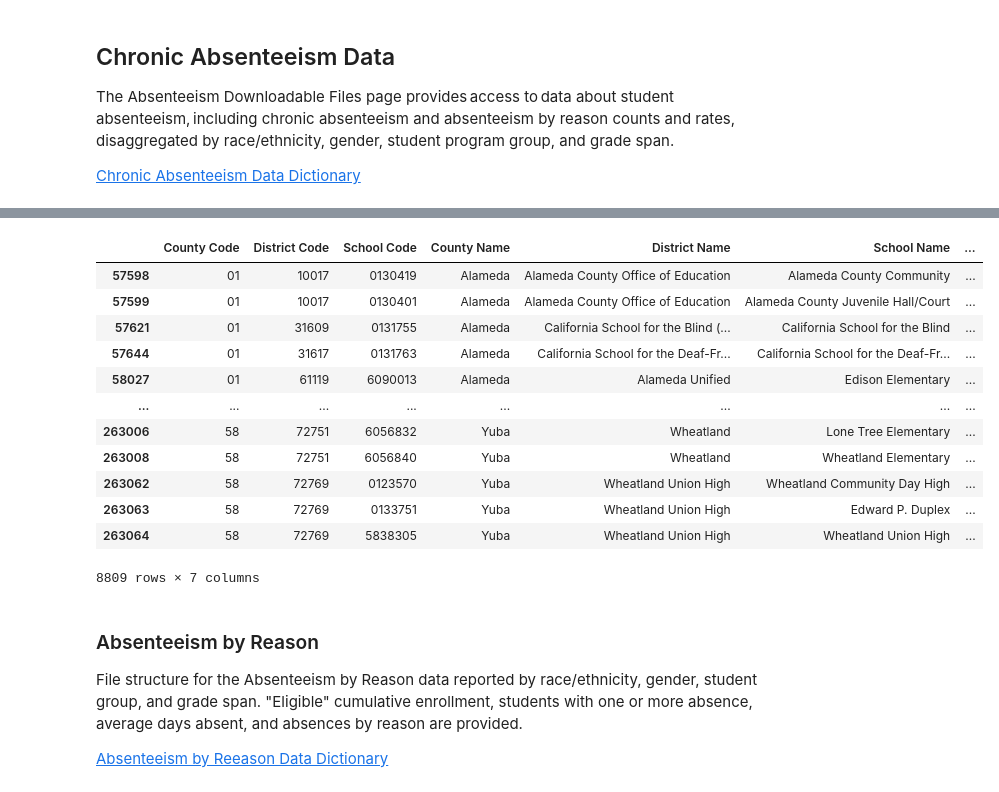
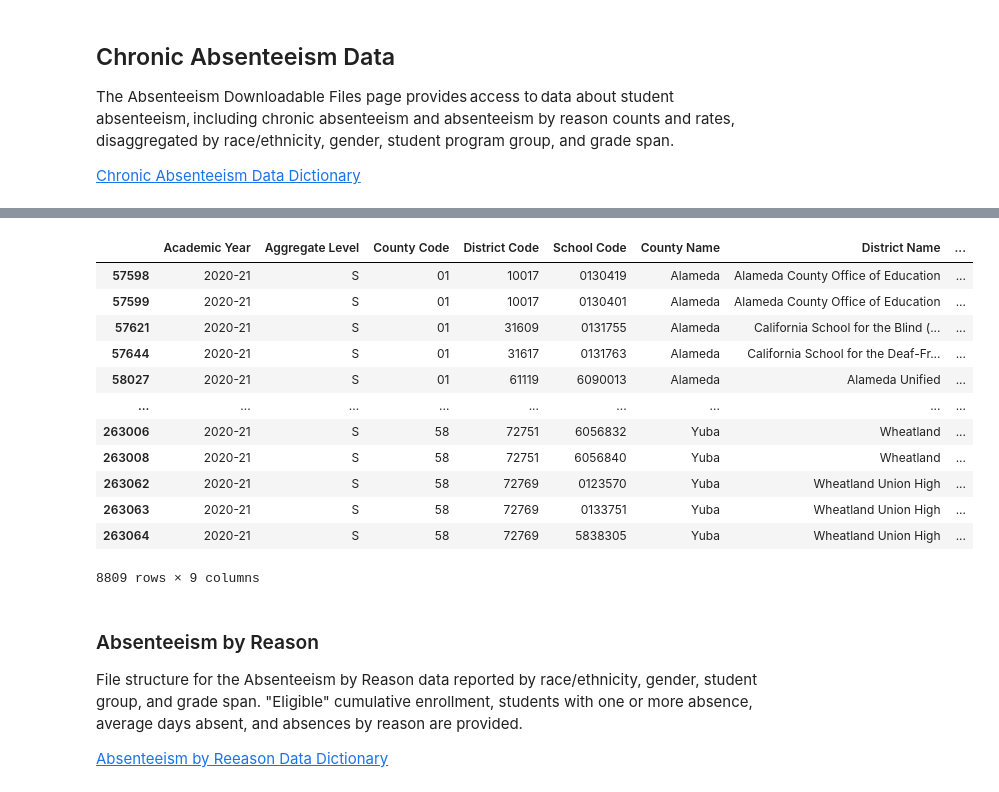
Before and after one commit to junclemente/ads599-capstone_project, a Jupyter notebook: library/01_data_preparation.ipynb, the cells around one changed output, grey strips where cells are left out. Drawn from its saved outputs; the diff is of its cells as text; code cells hidden in the pictures.

Commit message:
feat: added cells to list columns and then filtered dataframes to show selected columns

```diff
--- a/library/01_data_preparation.ipynb
+++ b/library/01_data_preparation.ipynb
@@ -133,29 +201,35 @@ df_chron_abs.to_pickle(data_folder / "raw_chronic_absent.pkl")
 # %%
 chron_abs_cols = [
+    "Academic Year",
+    "Aggregate Level",
     "County Code",
     "District Code",
     "School Code",
     "County Name",
     "District Name",
     "School Name",
+    # "Charter School",
+    # "Reporting Category",
+    # "ChronicAbsenteeismEligibleCumula",
+    # "ChronicAbsenteeismCount",
     "ChronicAbsenteeismRate",
 ]
 
 df_chron_abs[chron_abs_cols]
 # %% [output]
-|  | County Code | District Code | School Code | County Name | District Name | School Name | ... |
-| 57598 | 01 | 10017 | 0130419 | Alameda | Alameda County Office of Education | Alameda County Community | ... |
-| 57599 | 01 | 10017 | 0130401 | Alameda | Alameda County Office of Education | Alameda County Juvenile Hall/Court | ... |
-| 57621 | 01 | 31609 | 0131755 | Alameda | California School for the Blind (... | California School for the Blind | ... |
-| 57644 | 01 | 31617 | 0131763 | Alameda | California School for the Deaf-Fr... | California School for the Deaf-Fr... | ... |
-| 58027 | 01 | 61119 | 6090013 | Alameda | Alameda Unified | Edison Elementary | ... |
-| ... | ... | ... | ... | ... | ... | ... | ... |
-| 263006 | 58 | 72751 | 6056832 | Yuba | Wheatland | Lone Tree Elementary | ... |
-| 263008 | 58 | 72751 | 6056840 | Yuba | Wheatland | Wheatland Elementary | ... |
-| 263062 | 58 | 72769 | 0123570 | Yuba | Wheatland Union High | Wheatland Community Day High | ... |
-| 263063 | 58 | 72769 | 0133751 | Yuba | Wheatland Union High | Edward P. Duplex | ... |
-| 263064 | 58 | 72769 | 5838305 | Yuba | Wheatland Union High | Wheatland Union High | ... |
+|  | Academic Year | Aggregate Level | County Code | District Code | School Code | County Name | District Name | ... |
+| 57598 | 2020-21 | S | 01 | 10017 | 0130419 | Alameda | Alameda County Office of Education | ... |
+| 57599 | 2020-21 | S | 01 | 10017 | 0130401 | Alameda | Alameda County Office of Education | ... |
+| 57621 | 2020-21 | S | 01 | 31609 | 0131755 | Alameda | California School for the Blind (... | ... |
+| 57644 | 2020-21 | S | 01 | 31617 | 0131763 | Alameda | California School for the Deaf-Fr... | ... |
+| 58027 | 2020-21 | S | 01 | 61119 | 6090013 | Alameda | Alameda Unified | ... |
+| ... | ... | ... | ... | ... | ... | ... | ... | ... |
+| 263006 | 2020-21 | S | 58 | 72751 | 6056832 | Yuba | Wheatland | ... |
+| 263008 | 2020-21 | S | 58 | 72751 | 6056840 | Yuba | Wheatland | ... |
+| 263062 | 2020-21 | S | 58 | 72769 | 0123570 | Yuba | Wheatland Union High | ... |
+| 263063 | 2020-21 | S | 58 | 72769 | 0133751 | Yuba | Wheatland Union High | ... |
+| 263064 | 2020-21 | S | 58 | 72769 | 5838305 | Yuba | Wheatland Union High | ... |
-8809 rows × 7 columns
+8809 rows × 9 columns
 # %% [markdown]
 ### Absenteeism by Reason
 
```
Also changed, not shown: parts of 27 cells of this notebook.
